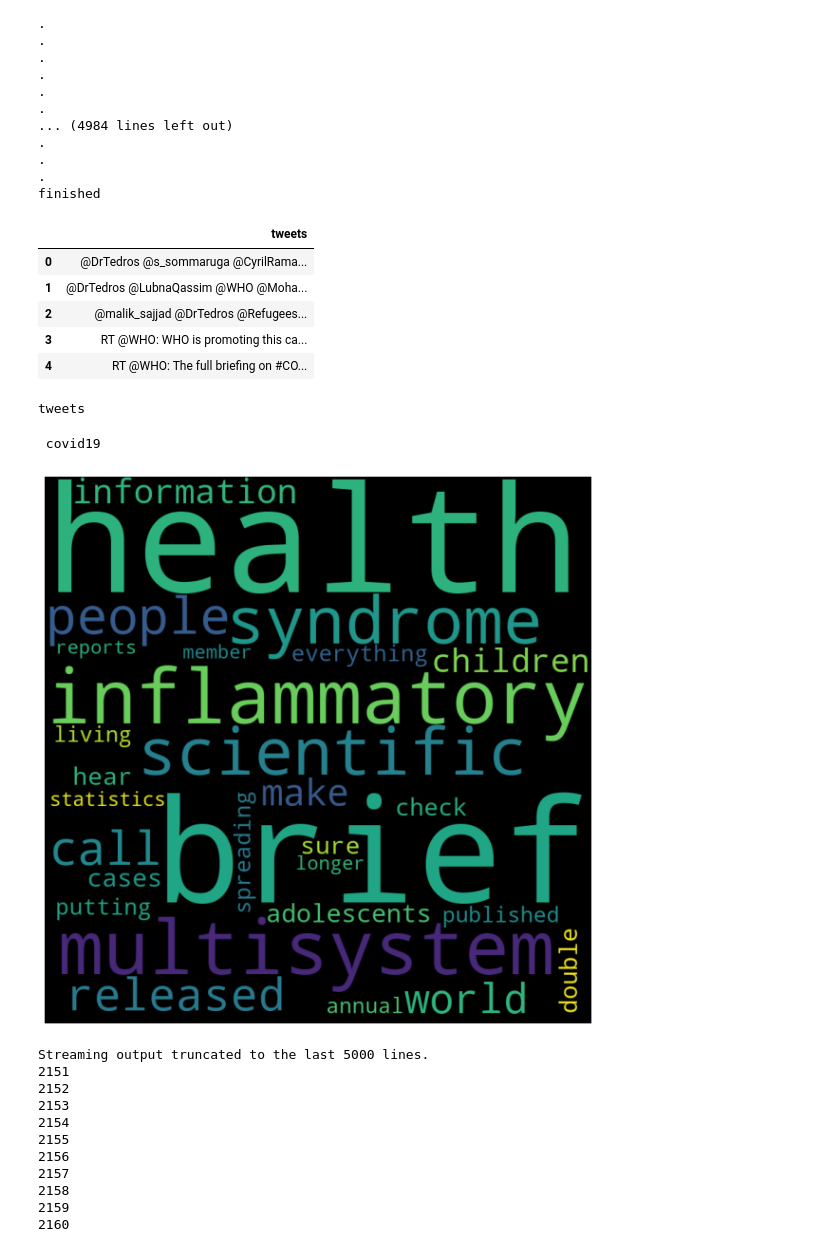
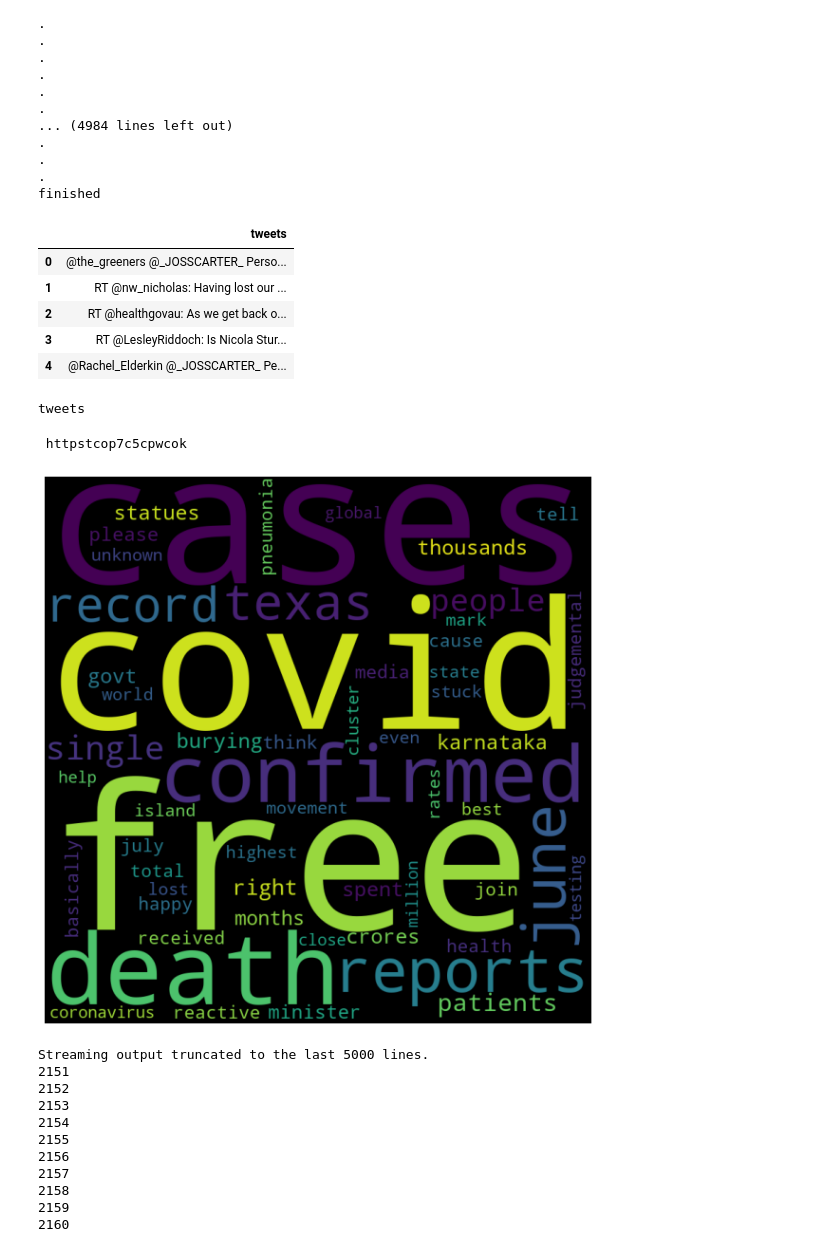
Before and after one commit to fatimasadiq/My_first_project, a Jupyter notebook: Covid19_Sentiment_Analysis.ipynb, the cells around one changed output. Saved outputs shown, nothing was run; the diff lists cells and outputs as text; code cells hidden in the pictures.

```diff
--- a/Covid19_Sentiment_Analysis.ipynb
+++ b/Covid19_Sentiment_Analysis.ipynb
@@ -103,15 +95,15 @@ Streaming output truncated to the last 5000 lines.
 .
 finished
 # %%
-df = pd.read_csv('data/covid19tweets.csv',encoding="ISO-8859-1", usecols=['tweets'])
+df = pd.read_csv('data/covid19tweetscombine.csv',encoding="ISO-8859-1", usecols=['tweets'])
 df.head()
 # %% [output]
 |  | tweets |
-| 0 | @DrTedros @s_sommaruga @CyrilRama... |
-| 1 | @DrTedros @LubnaQassim @WHO @Moha... |
-| 2 | @malik_sajjad @DrTedros @Refugees... |
-| 3 | RT @WHO: WHO is promoting this ca... |
-| 4 | RT @WHO: The full briefing on #CO... |
+| 0 | @the_greeners @_JOSSCARTER_ Perso... |
+| 1 | RT @nw_nicholas: Having lost our ... |
+| 2 | RT @healthgovau: As we get back o... |
+| 3 | RT @LesleyRiddoch: Is Nicola Stur... |
+| 4 | @Rachel_Elderkin @_JOSSCARTER_ Pe... |
 # %%
 from string import punctuation
 def strip_punctuation(df):
@@ -132,7 +124,7 @@ for index, tweet in df.iterrows():
 
 print (strip_punctuation(" " + tweet + word + " "))
 # %% [output]
- covid19
+ httpstcop7c5cpwcok
 # %%
 def is_Mention(word):
       if word[0] == '@' or word[0] == '#':
@@ -221,37 +213,37 @@ df = pd.read_csv('data/cleaned_tweets.csv', header=None)
 comment_words = ' '
 stopwords = set(STOPWORDS)
 stopWords2 = {'ourselves', 'first','still','could','says','hers', 'between', "let's", 'amp', '&amp;', 'yourself', 'but', 'again', 'there', 'about', 'once', 'during', 'out', 'very', 'having', 'with', 'they', 'own', 'an', 'be', 'some', 'for', 'do', 'its', 'yours', 'such', 'into', 'of', 'most', 'itself', 'other', 'off', 'is', 's', 'am', 'or', 'who', 'as', 'from', 'him', 'each', 'the', 'themselves', 'until', 'below', 'are', 'we', 'these', 'your', 'his', 'through', 'don', 'nor', 'me', 'were', 'her', 'more', 'himself', 'this', 'down', 'should', 'our', 'their', 'while', 'above', 'both', 'up', 'to', 'ours', 'had', 'she', 'all', 'no', 'when', 'at', 'any', 'before', 'them', 'same', 'and', 'been', 'have', 'in', 'will', 'on', 'does', 'yourselves', 'then', 'that', 'because', 'what', 'over', 'why', 'so', 'can', 'did', 'not', 'now', 'under', 'he', 'you', 'herself', 'has', 'just', 'where', 'too', 'only', 'myself', 'which', 'those', 'i', 'after', 'few', 'whom', 't', 'being', 'if', 'theirs', 'my', 'against', 'a', 'by', 'doing', 'it', 'how', 'further', 'was', 'here', 'than'}
-tweets = pd.read_csv('data/frequency.csv', usecols=['words'], nrows=30)
+tweets = pd.read_csv('data/frequency.csv', usecols=['words'], nrows=60)
 hfwords = set()
 for index, tweet in tweets.iterrows():
     hfwords.add(tweet[0])
 
 
 # iterate through the csv file
 for index, val in df.iterrows():
     # typecaste each val to string
     val = str(val[0])
     # split the value
     tokens = val.split()
     # Converts each token into lowercase
     for i in range(len(tokens)):
         tokens[i] = tokens[i].lower()
     for word in tokens:
         if len(word) > 3 and word[0] != '@' and word not in stopWords2 and word in hfwords:
             comment_words = comment_words + word + ' '
 wordcloud = WordCloud(width=800, height=800,
                       background_color='black',
                       stopwords=stopwords,
                       collocations=False,
                       min_font_size=5).generate(comment_words)
 # plot the WordCloud image
 plt.figure(figsize=(8, 8), facecolor=None)
 plt.imshow(wordcloud)
 plt.axis("off")
 plt.tight_layout(pad=0)
 plt.show()
 # %% [output]
-[figure, old version]
+[figure, new version]
 # %%
  # Sentiment Analysis of tweets
  import pandas as pd
```
Also changed, not shown: parts of 2 cells of this notebook.
